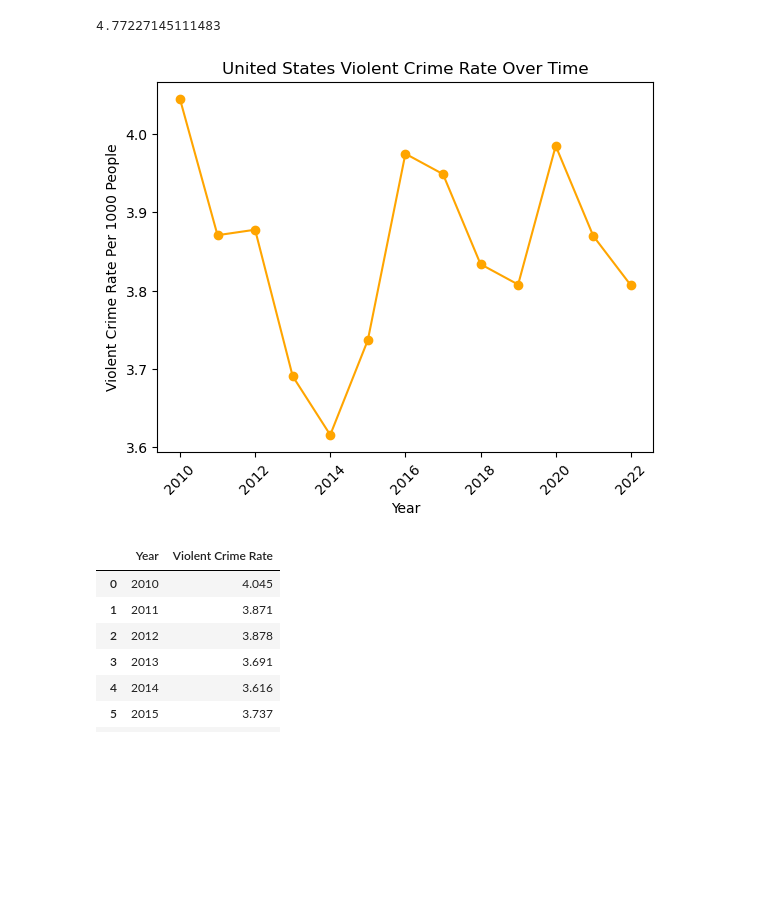
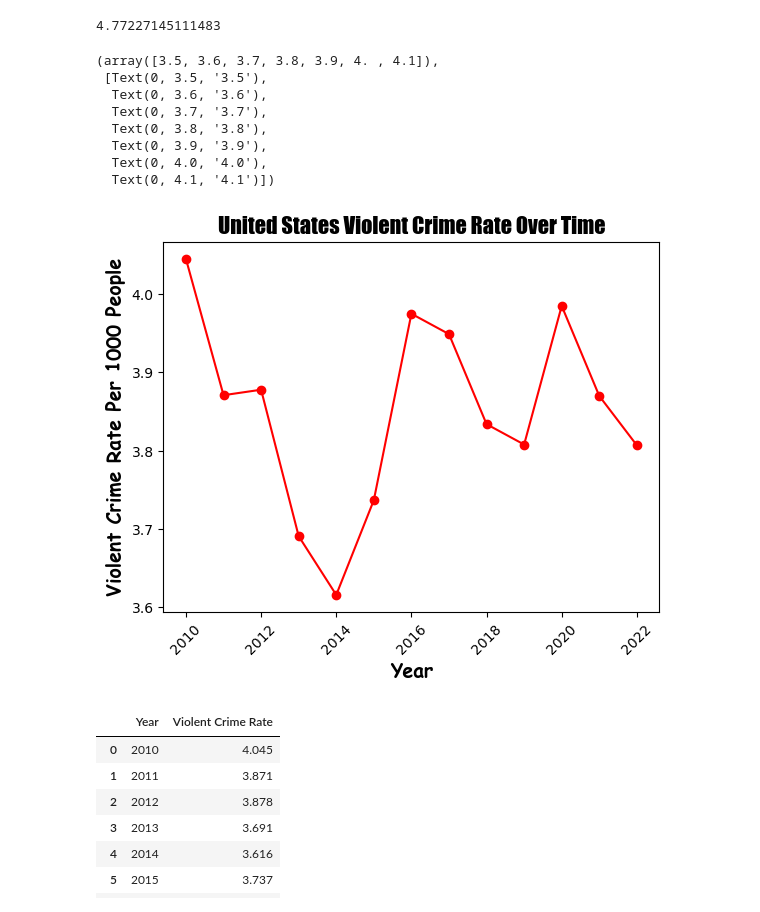
Before and after one commit to Ethan-sev/ET_Project, a Jupyter notebook: Trevor_Folder/Trevor.ipynb, the cells around one changed output. Drawn from its saved outputs; the diff is of its cells as text; code cells hidden in the pictures; blank space fills up the shorter version.

```diff
--- a/Trevor_Folder/Trevor.ipynb
+++ b/Trevor_Folder/Trevor.ipynb
@@ -386,21 +364,29 @@ before_sd
 # %%
 # Getting the required 'population data' for the t-test by using the US Violent Crime rate per 1000 residents
 
 data = {
     'Year': [2010, 2011, 2012, 2013, 2014, 2015, 2016, 2017, 2018, 2019, 2020, 2021, 2022],
     'Violent Crime Rate': [4.045, 3.871, 3.878, 3.691, 3.616, 3.737, 3.975, 3.949, 3.834, 3.808, 3.985, 3.87, 3.807]
 }
 
 crime_rates_us_df = pd.DataFrame(data)
 
-plt.plot(crime_rates_us_df['Year'], crime_rates_us_df['Violent Crime Rate'], marker='o', color='orange', linestyle='-')
-plt.title('United States Violent Crime Rate Over Time')
-plt.xlabel('Year')
-plt.ylabel('Violent Crime Rate Per 1000 People')
-plt.xticks(rotation=45)
-plt.show()
+plt.plot(crime_rates_us_df['Year'], crime_rates_us_df['Violent Crime Rate'], marker='o', color='red', linestyle='-')
+plt.title('United States Violent Crime Rate Over Time', color='black', fontsize=16, fontweight='bold', family='fantasy')
+plt.xlabel('Year', color='black', fontsize=14, fontweight='bold', family='Comic Sans MS')
+plt.ylabel('Violent Crime Rate Per 1000 People', color='black', fontsize=14, fontweight='bold', family = 'Comic Sans MS')
+plt.xticks(color='black', rotation=45)
+plt.yticks(color='black')
 # %% [output]
+(array([3.5, 3.6, 3.7, 3.8, 3.9, 4. , 4.1]),
+ [Text(0, 3.5, '3.5'),
+  Text(0, 3.6, '3.6'),
+  Text(0, 3.7, '3.7'),
+  Text(0, 3.8, '3.8'),
+  Text(0, 3.9, '3.9'),
+  Text(0, 4.0, '4.0'),
+  Text(0, 4.1, '4.1')])
-[figure, old version]
+[figure, new version]
 # %%
 #Displaying a dataframe of the collected data above
 
```
Also changed, not shown: parts of 2 cells of this notebook.
